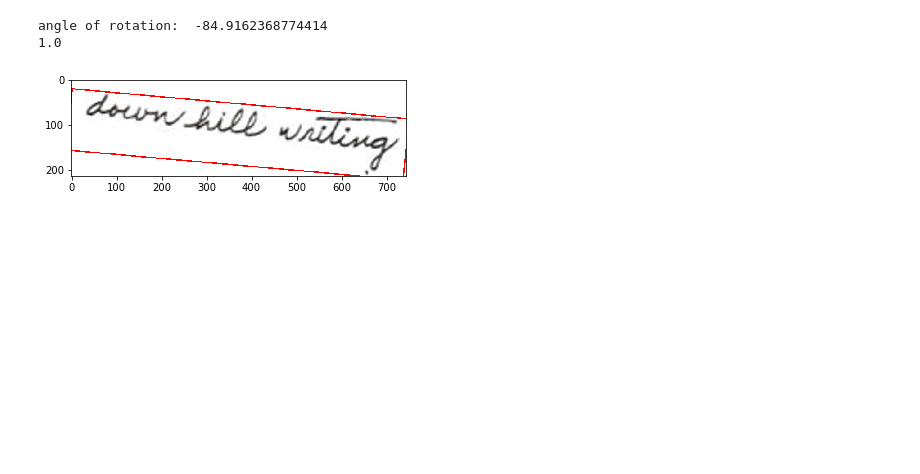
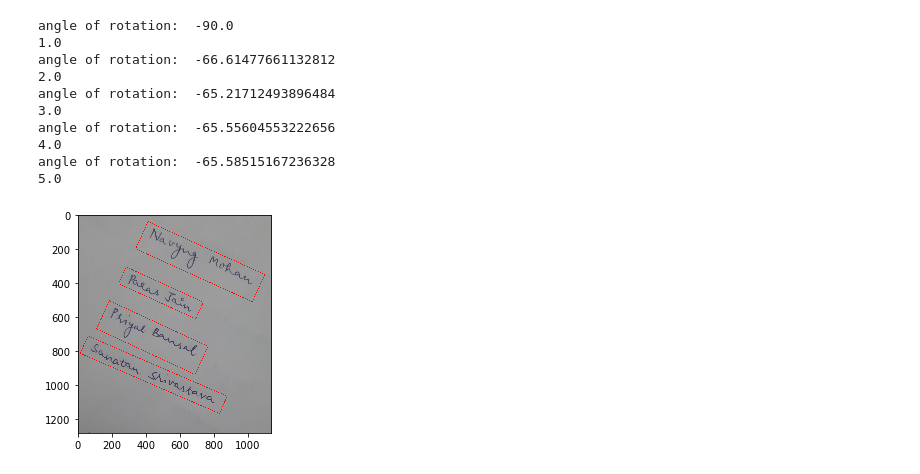
Before and after one commit to Sanatan-Shrivastava/Detect-Dysgraphia, a Jupyter notebook: 1baseline.ipynb, the cells around one changed output. Drawn from its saved outputs; the diff is of its cells as text; code cells hidden in the pictures; blank space fills up the shorter version.

```diff
--- a/1baseline.ipynb
+++ b/1baseline.ipynb
@@ -30,7 +30,7 @@ def dilate(image, kernalSize):
     image = cv2.dilate(image, kernel, iterations=1)
     return image
 # %%
-image = cv2.imread('images/tilted.png')
+image = cv2.imread('images/img5.jpeg')
 # cv2.imshow('image',image)
 myImPrt(image)
 # %% [output]
@@ -98,0 +99,4 @@ myImPrt(im_tmp)
+# %%
+x, y, w, h = cv2.boundingRect(ctrs[3])
+roi = image[y:y+h, x:x+w]
+plt.imshow(roi)
@@ -99,38 +106,54 @@ myImPrt(im_tmp)
 # %%
 # https://docs.opencv.org/3.1.0/dd/d49/tutorial_py_contour_features.html
 # making the text straight and finding the baseline angle
-img = image.copy()
+img = image.copy() # for drawing rectangle
+tmp_img = image.copy() # for updating
+tmp_img = tmp_img * 0
+tmp_img = tmp_img + 255
+list = []
 for i, ctr in enumerate(ctrs):
     x, y, w, h = cv2.boundingRect(ctr)
     # We extract the region of interest/contour to be straightened.
     roi = image[y:y+h, x:x+w]
 
 #     plt.imshow(roi)
     # minAreaRect is necessary for straightening
     rect = cv2.minAreaRect(ctr)  # it returns  ( center (x,y), (width, height), angle of rotation ).
     center = rect[0]
     angle = rect[2]
 
     # Drawing rectangle on the image
     box = cv2.boxPoints(rect)
     box = np.int0(box)
     cv2.drawContours(img,[box],0,(0,0,255),2)
 
     print('angle of rotation: ', angle)
     if angle < -45.0:
         angle += 90.0
 
+    M = np.float32([[1,0,(len(ctrs)-i)*25],[0,1,0]])
+    dst = cv2.warpAffine(roi,M,(w,h), borderMode=cv2.BORDER_CONSTANT, borderValue=(255, 255, 255))
+
     # ref 2D matrix rotation: https://docs.opencv.org/3.4/da/d54/group__imgproc__transform.html#gafbbc470ce83812914a70abfb604f4326
     rot = cv2.getRotationMatrix2D(((x+w)/2, (y+h)/2), angle, 1)
     #extract = cv2.warpAffine(roi, rot, (w,h), borderMode=cv2.BORDER_TRANSPARENT)
-    image[y:y+h, x:x+w] = cv2.warpAffine(roi, rot, (w, h), borderMode=cv2.BORDER_CONSTANT, borderValue=(255, 255, 255))
+
+    tmp_img[y:y+h, x:x+w] = cv2.warpAffine(dst, rot, (w, h), borderMode=cv2.BORDER_CONSTANT, borderValue=(255, 255, 255))
     # image is overwritten with the straightened contour
 
     angle_sum += angle
     contour_count += 1
     print(contour_count)
 myImPrt(img)
 # %% [output]
-angle of rotation:  -84.9162368774414
+angle of rotation:  -90.0
 1.0
+angle of rotation:  -66.61477661132812
+2.0
+angle of rotation:  -65.21712493896484
+3.0
+angle of rotation:  -65.55604553222656
+4.0
+angle of rotation:  -65.58515167236328
+5.0
-[figure, old version]
+[figure, new version]
```
Also changed, not shown: parts of 11 cells of this notebook.
